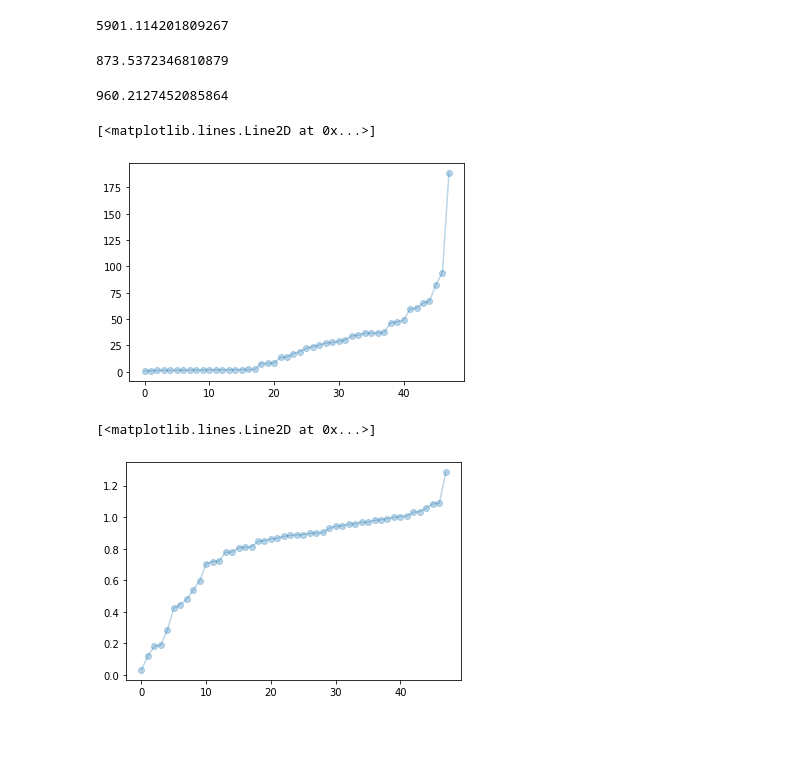
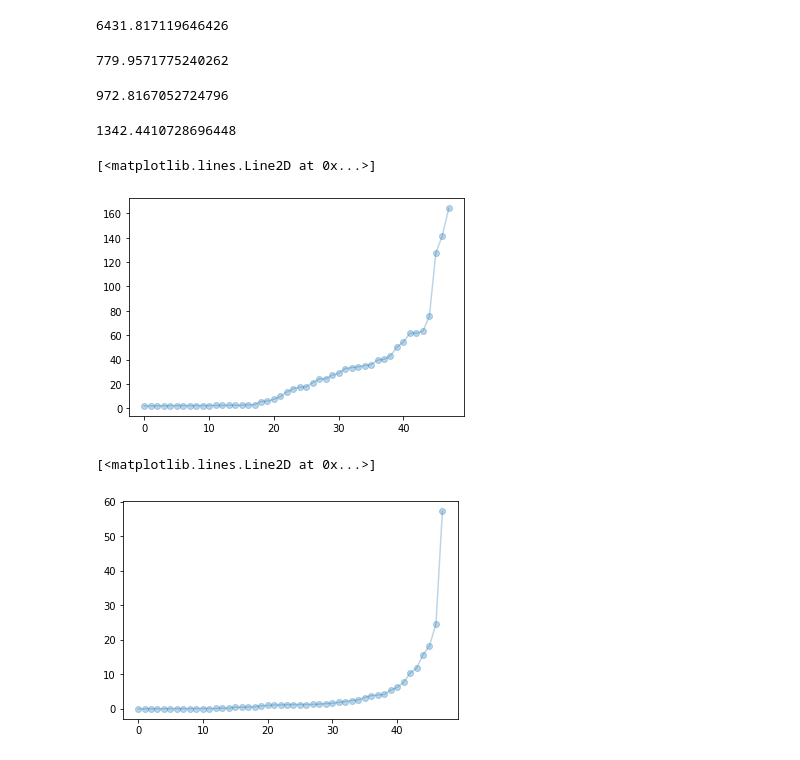
Before and after one commit to aFuerst/openwhisk-balancing, a Jupyter notebook: load-gen/cmp_fn_level.ipynb, the cells around one changed output. Saved outputs shown, nothing was run; the diff lists cells and outputs as text; code cells hidden in the pictures; blank space fills up the shorter version.

```diff
--- a/load-gen/cmp_fn_level.ipynb
+++ b/load-gen/cmp_fn_level.ipynb
@@ -11,13 +11,14 @@ import load.wsk_interact as wsk
 # Compare these metrics in some way and visualize. Sort by function frequency?
 # %%
 pp='./run-scripts/logs/compare-algos/'
-f1='5.5-18-BoundedLoad-SimpleLoad/5.5-18-BoundedLoad-SimpleLoad.csv'
-f2='5.5-18-ConsistentCache-SimpleLoad/5.5-18-ConsistentCache-SimpleLoad.csv'
-f3='5.5-18-ConsistentHash-SimpleLoad/5.5-18-ConsistentHash-SimpleLoad.csv'
+f1='5.5-18-BoundedLoad-SimpleLoad/latencies.csv'
+f2='5.5-18-ConsistentCache-SimpleLoad/latencies.csv'
+f3='5.5-18-ConsistentHash-SimpleLoad/latencies.csv'
+f4='10-mins-5.5-18-MemoryShard/latencies.csv'
 # %%
 out=[]
 tmp = pd.read_csv(os.path.join(pp, f1))
-func_names = tmp["invokname"].unique()
+func_names = tmp["lambda"].unique()
 for warm_time, k in zip(wsk.warm_times, wsk.actions):
   for name in func_names:
     if k in name:
@@ -60,31 +61,37 @@ from statsmodels.distributions.empirical_distribution import ECDF
 bounded=Wnorms(f1)
 sum(bounded['Wnorm'])
 # %% [output]
-5901.114201809267
+6431.817119646426
 # %%
-hash=Wnorms(f3)
+ch_hash=Wnorms(f3)
 #np.sort(np.array(b['Wnorm']))
-sum(hash['Wnorm'])
+sum(ch_hash['Wnorm'])
 # %% [output]
-873.5372346810879
+779.9571775240262
 # %%
 cache=Wnorms(f2)
 #np.sort(np.array(b['Wnorm']))
 sum(cache['Wnorm'])
 # %% [output]
-960.2127452085864
+972.8167052724796
+# %%
+mem_shard=Wnorms(f4)
+#np.sort(np.array(b['Wnorm']))
+sum(mem_shard['Wnorm'])
+# %% [output]
+1342.4410728696448
 # %%
 r2_ch_rl = bounded['Wnorm']/cache['Wnorm']
 plt.plot(sorted(r2_ch_rl),marker='o',alpha=0.3)
 # %% [output]
 [<matplotlib.lines.Line2D at 0x...>]
-[figure, old version]
+[figure, new version]
 # %%
-r2_ch_rl = hash['Wnorm']/cache['Wnorm']
+r2_ch_rl = mem_shard['Wnorm']/cache['Wnorm']
 plt.plot(sorted(r2_ch_rl),marker='o',alpha=0.3)
 # %% [output]
 [<matplotlib.lines.Line2D at 0x...>]
-[figure, old version]
+[figure, new version]
 # %%
 r2_ch_rl[r2_ch_rl<1.0]
 # %% [output]
```
Also changed, not shown: parts of 4 cells of this notebook, 2 other files.
